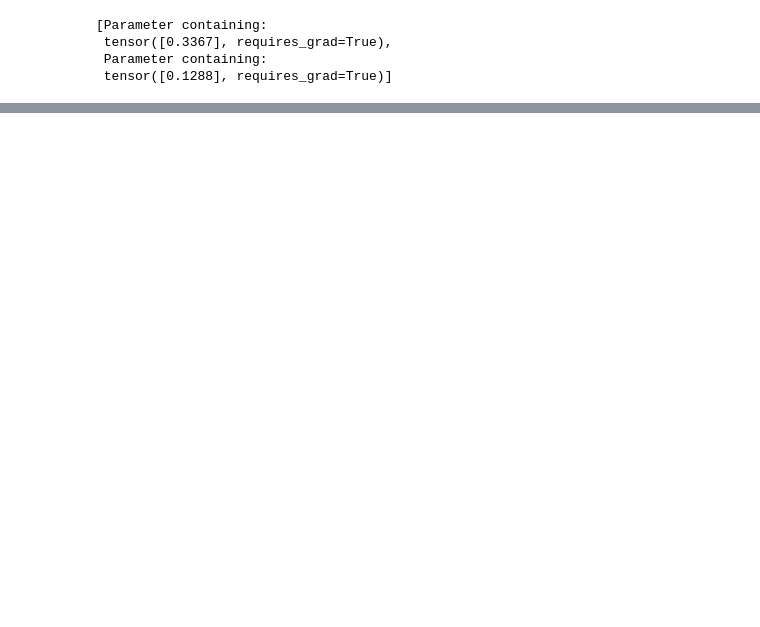
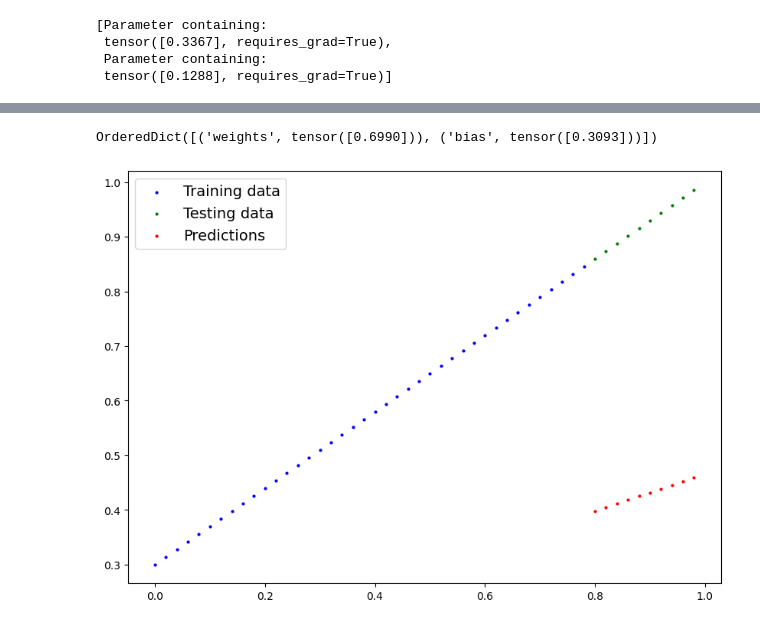
Before and after one commit to MDalamin5/DeepLearning-With-Pytorch-and-Tensorflow, a Jupyter notebook: PyTorch/Chapter-1-PyTorch-WorkFlow/01_pytorch_workflow.ipynb, the cells around one changed output, grey strips where cells are left out. Cells and saved outputs as stored; diff of their text form; code cells hidden in the pictures; blank space fills up the shorter version.

```diff
--- a/PyTorch/Chapter-1-PyTorch-WorkFlow/01_pytorch_workflow.ipynb
+++ b/PyTorch/Chapter-1-PyTorch-WorkFlow/01_pytorch_workflow.ipynb
@@ -194,0 +427,4 @@ list(model_0.parameters())
+# %%
+model_0.state_dict()
+# %% [output]
+OrderedDict([('weights', tensor([0.6990])), ('bias', tensor([0.3093]))])
@@ -194,0 +434,4 @@ list(model_0.parameters())
+# %%
+plot_predictions(predictions=y_preds)
+# %% [output]
+[figure, added]
```
Also changed, not shown: parts of 19 cells of this notebook.
